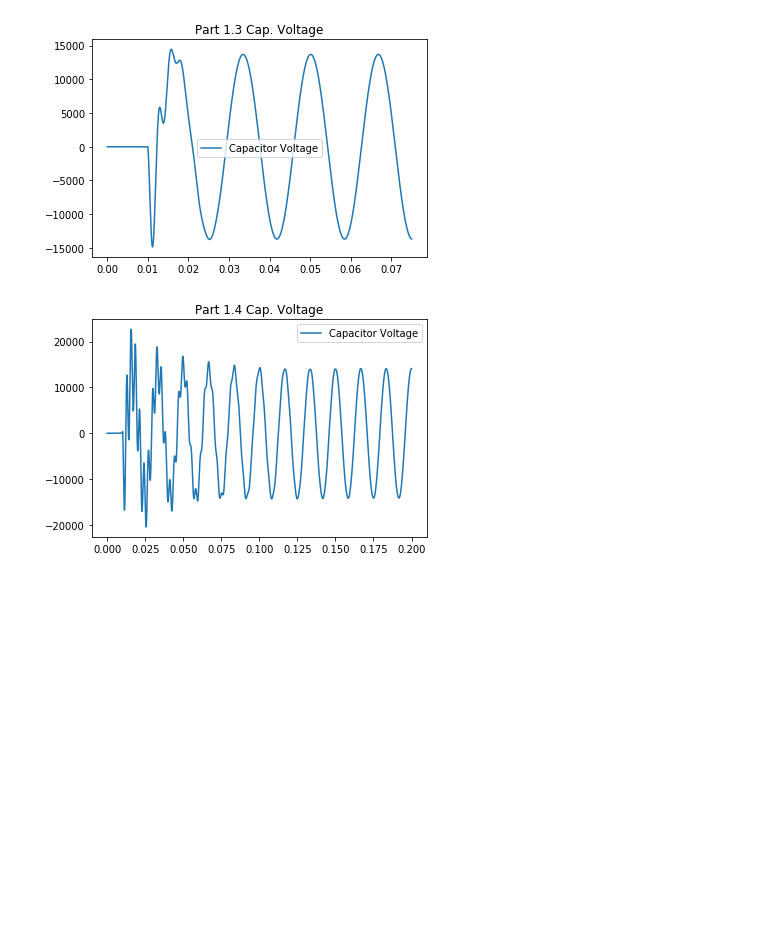
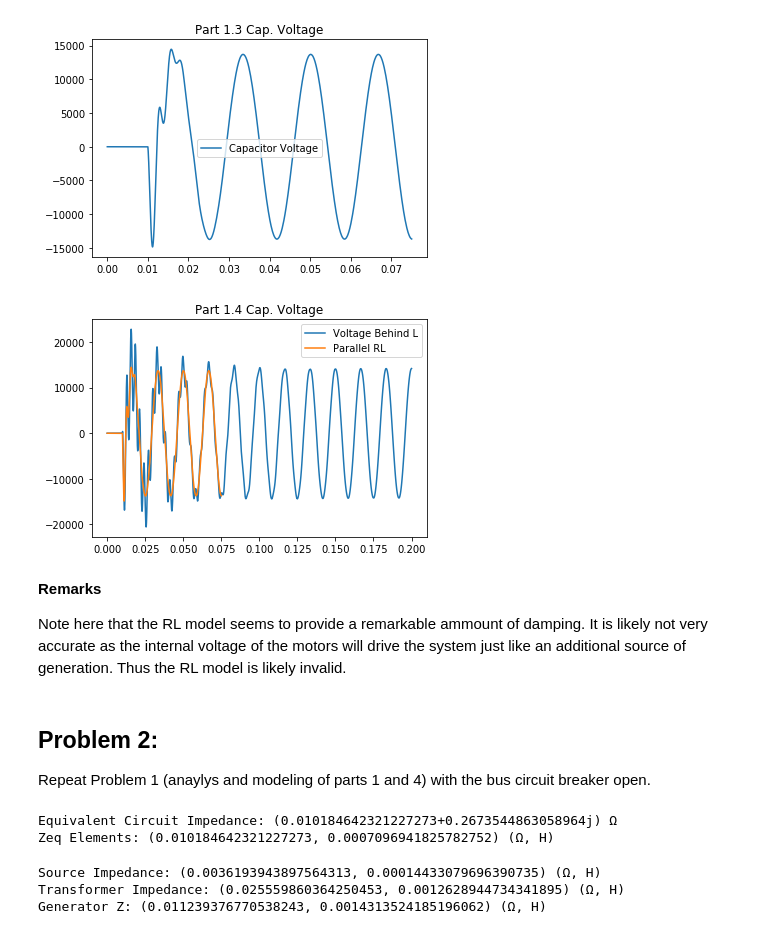
Before and after one commit to engineerjoe440/ece_classes, a Jupyter notebook: ECE524/HWK2/HWK-2.ipynb, the cells around one changed output. Cells and saved outputs as stored; diff of their text form; code cells hidden in the pictures; blank space fills up the shorter version.

```diff
--- a/ECE524/HWK2/HWK-2.ipynb
+++ b/ECE524/HWK2/HWK-2.ipynb
@@ -370,10 +395,10 @@ plt.show()
 # %%
 # Load Data from File for Part C
 data = np.genfromtxt("PartC_data.ADF",delimiter='\t',skip_header=2,usecols=(0,1),unpack=True)
-t_arr, VCAP= data
+t_arr, VCAP_c= data
 
 # Plot Data
-plt.plot(t_arr,VCAP,label="Capacitor Voltage")
+plt.plot(t_arr,VCAP_c,label="Capacitor Voltage")
 plt.legend()
 plt.title("Part 1.3 Cap. Voltage")
 plt.show()
@@ -382,12 +407,46 @@ plt.show()
 # %%
 # Load Data from File for Part D
 data = np.genfromtxt("PartD_data.ADF",delimiter='\t',skip_header=2,usecols=(0,1),unpack=True)
-t_arr, VCAP= data
+t_d, VCAP_d= data
 
 # Plot Data
-plt.plot(t_arr,VCAP,label="Capacitor Voltage")
+plt.plot(t_d,VCAP_d,label="Voltage Behind L")
+plt.plot(t_arr,VCAP_c,label="Parallel RL")
 plt.legend()
 plt.title("Part 1.4 Cap. Voltage")
 plt.show()
 # %% [output]
-[figure, old version]
+[figure, new version]
+# %% [markdown]
+**Remarks**
+
+Note here that the RL model seems to provide a remarkable ammount of damping. It is likely not very accurate as the internal voltage of the motors will drive the system just like an additional source of generation. Thus the RL model is likely invalid.
+# %% [markdown]
+## Problem 2:
+
+Repeat Problem 1 (anaylys and modeling of parts 1 and 4) with the bus circuit breaker open.
+# %%
+# Evaluate RLC System
+
+# Base impedance remains unaltered
+# Zsrc_pu
+# Zgen
+# Zxfm
+
+# Evaluate the simplified EQ impedance
+Zeq = eep.parallelz((Zsrc_pu+Zxfm),Zgen) * Zbase
+print("Equivalent Circuit Impedance:",Zeq,"Ω")
+print("Zeq Elements:",eep.reactance(Zeq),"(Ω, H)")
+# %% [output]
+Equivalent Circuit Impedance: (0.010184642321227273+0.2673544863058964j) Ω
+Zeq Elements: (0.010184642321227273, 0.0007096941825782752) (Ω, H)
+# %%
+# Display Available Impedances
+
+print("Source Impedance:",eep.reactance(Zsrc_pu*Zbase),"(Ω, H)")
+print("Transformer Impedance:",eep.reactance(Zxfm*Zbase),"(Ω, H)")
+print("Generator Z:",eep.reactance(Zgen*Zbase),"(Ω, H)")
+# %% [output]
+Source Impedance: (0.0036193943897564313, 0.00014433079696390735) (Ω, H)
+Transformer Impedance: (0.025559860364250453, 0.0012628944734341895) (Ω, H)
+Generator Z: (0.011239376770538243, 0.0014313524185196062) (Ω, H)
```
Also changed, not shown: parts of 9 cells of this notebook, 9 other files.
